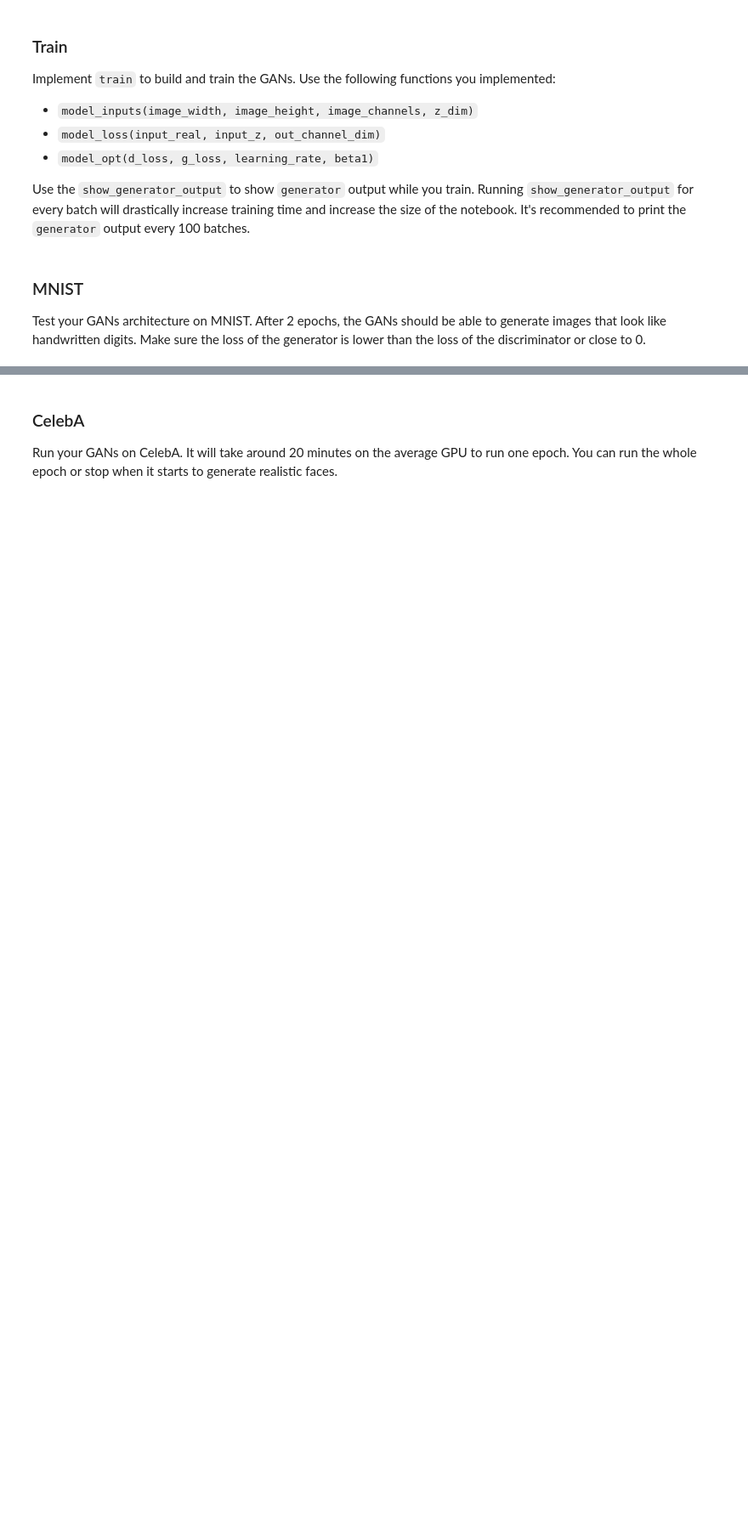
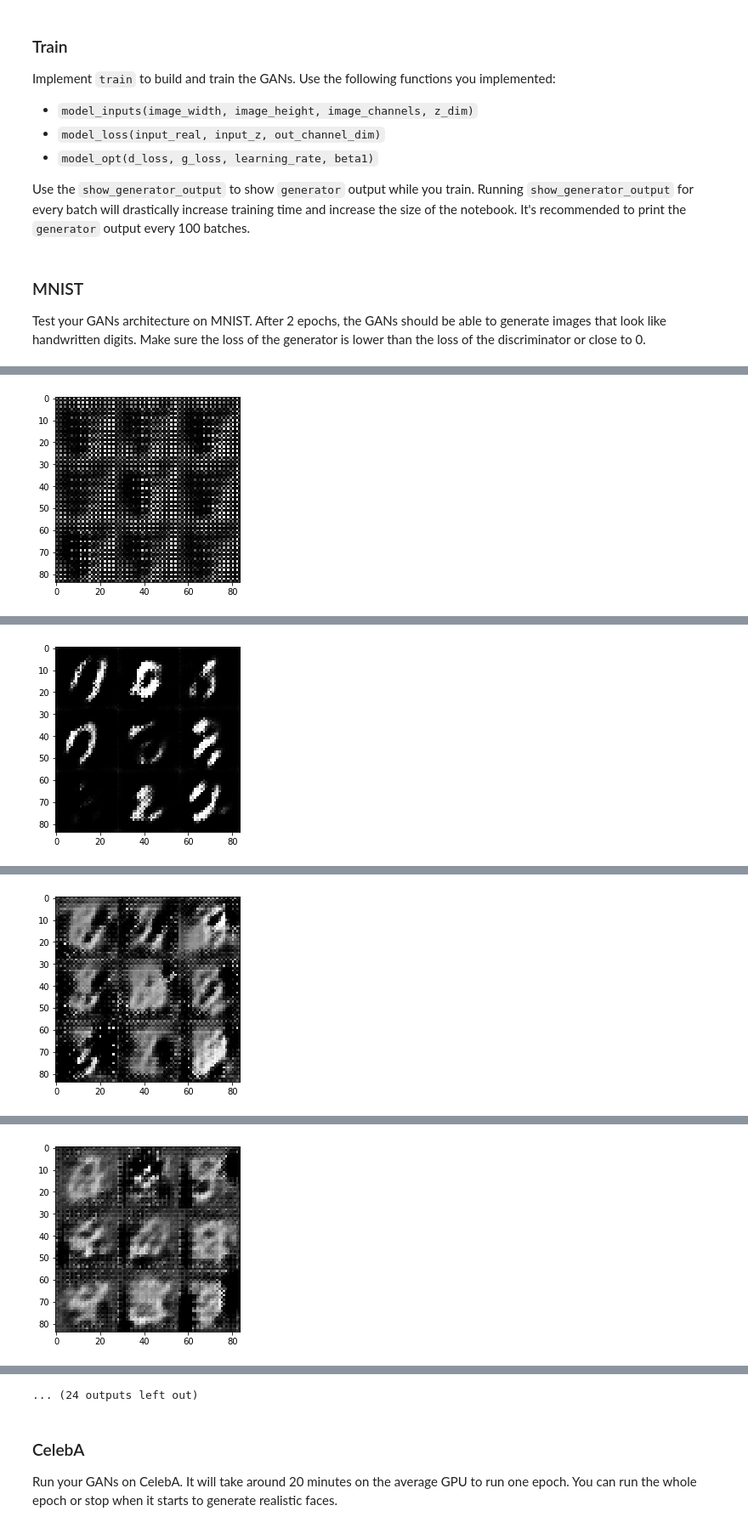
Before and after one commit to CtheSky/udacity-face-generation, a Jupyter notebook: dlnd_face_generation.ipynb, the cells around one changed output, grey strips where cells are left out. Shown at 85% size. Saved outputs shown, nothing was run; the diff lists cells and outputs as text; code cells hidden in the pictures; blank space fills up the shorter version.

```diff
--- a/dlnd_face_generation.ipynb
+++ b/dlnd_face_generation.ipynb
@@ -358,12 +386,29 @@ def train(epoch_count, batch_size, z_dim, learning_rate, beta1, get_batches, dat
 ### MNIST
 Test your GANs architecture on MNIST.  After 2 epochs, the GANs should be able to generate images that look like handwritten digits.  Make sure the loss of the generator is lower than the loss of the discriminator or close to 0.
 # %%
-batch_size = None
-z_dim = None
-learning_rate = None
-beta1 = None
+# batch_size = 128
+# z_dim = 128
+# learning_rate = 0.001
+# beta1 = 0.5
+# => Epoch 2/2..., step 900 Discriminator Loss: 0.3646... Generator Loss: 4.8216
 
+# batch_size = 64
+# z_dim = 128
+# learning_rate = 0.0001
+# beta1 = 0.5
+# => Epoch 2/2..., step 1800 Discriminator Loss: 0.3989... Generator Loss: 3.0822
 
+# batch_size = 64
+# z_dim = 128
+# learning_rate = 0.0001
+# beta1 = 0.3
+# => Epoch 2/2..., step 1800 Discriminator Loss: 0.4181... Generator Loss: 2.7630
+
+batch_size = 64
+z_dim = 128
+learning_rate = 0.001
+beta1 = 0.3
+# => Epoch 2/2..., step 1800 Discriminator Loss: 0.8899... Generator Loss: 1.0340
 """
 DON'T MODIFY ANYTHING IN THIS CELL THAT IS BELOW THIS LINE
 """
@@ -373,3 +418,4 @@ mnist_dataset = helper.Dataset('mnist', glob(os.path.join(data_dir, 'mnist/*.jpg
 with tf.Graph().as_default():
     train(epochs, batch_size, z_dim, learning_rate, beta1, mnist_dataset.get_batches,
           mnist_dataset.shape, mnist_dataset.image_mode)
+# %% [output]
@@ -375,0 +423 @@ with tf.Graph().as_default():
+[figure, added]
@@ -375,0 +425 @@ with tf.Graph().as_default():
+[figure, added]
@@ -375,0 +427 @@ with tf.Graph().as_default():
+[figure, added]
@@ -375,0 +429 @@ with tf.Graph().as_default():
+[figure, added]
@@ -376,3 +434,4 @@ with tf.Graph().as_default():
+... (24 outputs left out)
 # %% [markdown]
 ### CelebA
 Run your GANs on CelebA.  It will take around 20 minutes on the average GPU to run one epoch.  You can run the whole epoch or stop when it starts to generate realistic faces.
```
Also changed, not shown: parts of 6 cells of this notebook, 1 other file.
